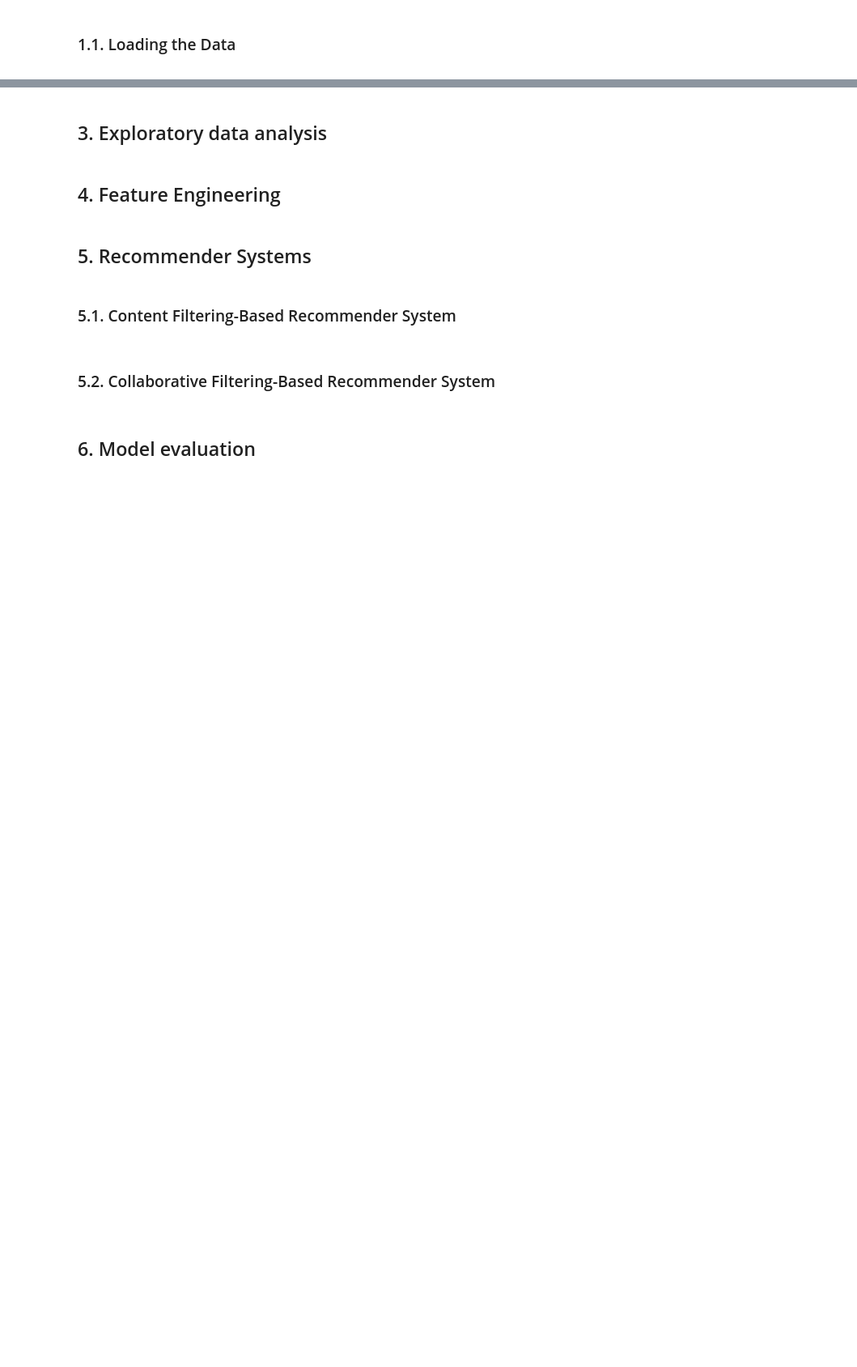
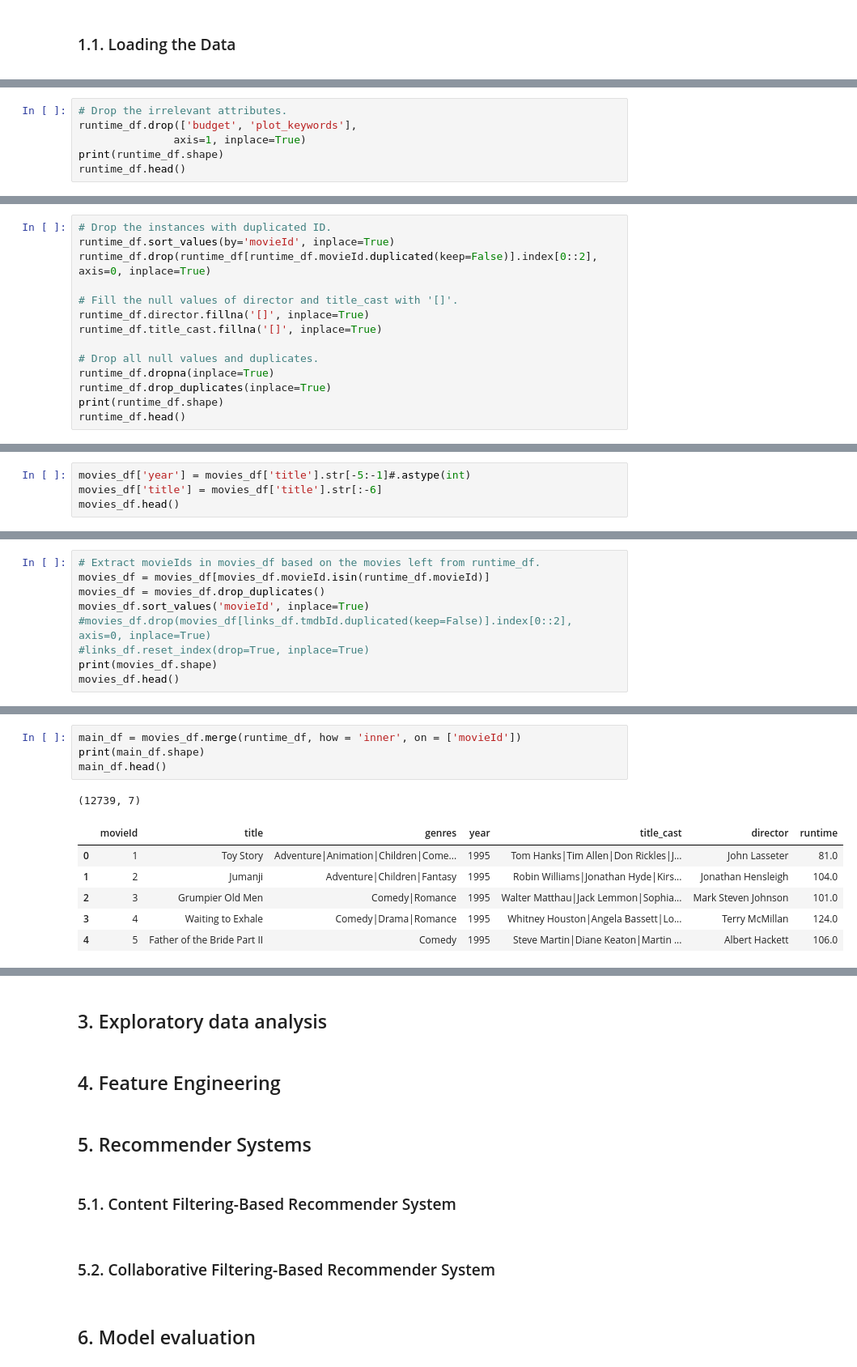
Before and after one commit to NgawethuMtirara/unsupervised-streamlit-teamcw3, a Jupyter notebook: Notebook/Team_CW3_Unsupervised.ipynb, the cells around one changed output, grey strips where cells are left out. Shown at 81% size. Saved outputs shown, nothing was run; the diff lists cells and outputs as text; blank space fills up the shorter version.

```diff
--- a/Notebook/Team_CW3_Unsupervised.ipynb
+++ b/Notebook/Team_CW3_Unsupervised.ipynb
@@ -64,0 +202,6 @@ Providing an accurate and robust solution to this challenge has immense economic
+# %%
+# Drop the irrelevant attributes.
+runtime_df.drop(['budget', 'plot_keywords'],
+               axis=1, inplace=True)
+print(runtime_df.shape)
+runtime_df.head()
@@ -64,0 +230,14 @@ Providing an accurate and robust solution to this challenge has immense economic
+# %%
+# Drop the instances with duplicated ID.
+runtime_df.sort_values(by='movieId', inplace=True)
+runtime_df.drop(runtime_df[runtime_df.movieId.duplicated(keep=False)].index[0::2], axis=0, inplace=True)
+
+# Fill the null values of director and title_cast with '[]'.
+runtime_df.director.fillna('[]', inplace=True)
+runtime_df.title_cast.fillna('[]', inplace=True)
+
+# Drop all null values and duplicates.
+runtime_df.dropna(inplace=True)
+runtime_df.drop_duplicates(inplace=True)
+print(runtime_df.shape)
+runtime_df.head()
@@ -64,0 +265,4 @@ Providing an accurate and robust solution to this challenge has immense economic
+# %%
+movies_df['year'] = movies_df['title'].str[-5:-1]#.astype(int)
+movies_df['title'] = movies_df['title'].str[:-6]
+movies_df.head()
@@ -64,0 +280,9 @@ Providing an accurate and robust solution to this challenge has immense economic
+# %%
+# Extract movieIds in movies_df based on the movies left from runtime_df.
+movies_df = movies_df[movies_df.movieId.isin(runtime_df.movieId)]
+movies_df = movies_df.drop_duplicates()
+movies_df.sort_values('movieId', inplace=True)
+#movies_df.drop(movies_df[links_df.tmdbId.duplicated(keep=False)].index[0::2], axis=0, inplace=True)
+#links_df.reset_index(drop=True, inplace=True)
+print(movies_df.shape)
+movies_df.head()
@@ -64,0 +297,12 @@ Providing an accurate and robust solution to this challenge has immense economic
+# %%
+main_df = movies_df.merge(runtime_df, how = 'inner', on = ['movieId'])
+print(main_df.shape)
+main_df.head()
+# %% [output]
+(12739, 7)
+|  | movieId | title | genres | year | title_cast | director | runtime |
+| 0 | 1 | Toy Story | Adventure|Animation|Children|Come... | 1995 | Tom Hanks|Tim Allen|Don Rickles|J... | John Lasseter | 81.0 |
+| 1 | 2 | Jumanji | Adventure|Children|Fantasy | 1995 | Robin Williams|Jonathan Hyde|Kirs... | Jonathan Hensleigh | 104.0 |
+| 2 | 3 | Grumpier Old Men | Comedy|Romance | 1995 | Walter Matthau|Jack Lemmon|Sophia... | Mark Steven Johnson | 101.0 |
+| 3 | 4 | Waiting to Exhale | Comedy|Drama|Romance | 1995 | Whitney Houston|Angela Bassett|Lo... | Terry McMillan | 124.0 |
+| 4 | 5 | Father of the Bride Part II | Comedy | 1995 | Steve Martin|Diane Keaton|Martin ... | Albert Hackett | 106.0 |
```
Also changed, not shown: parts of 26 cells of this notebook.
